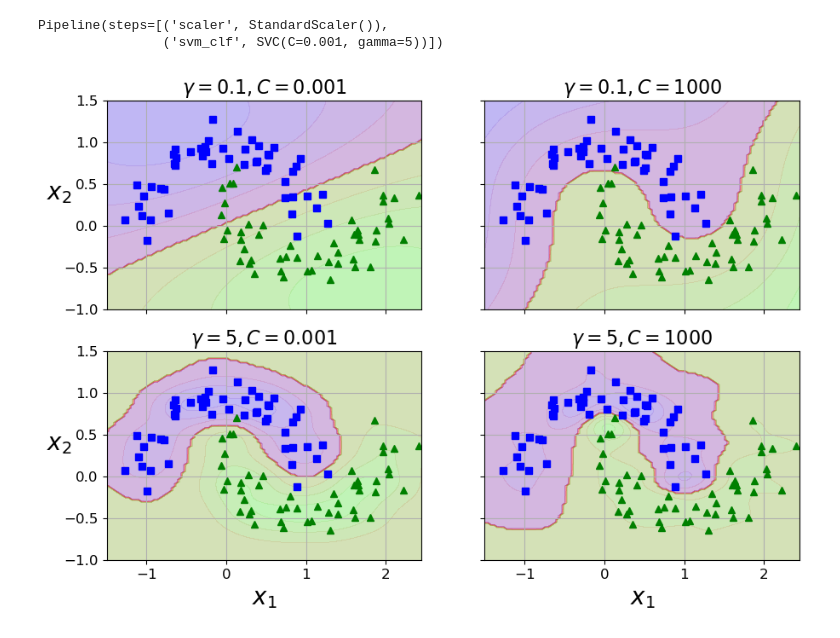
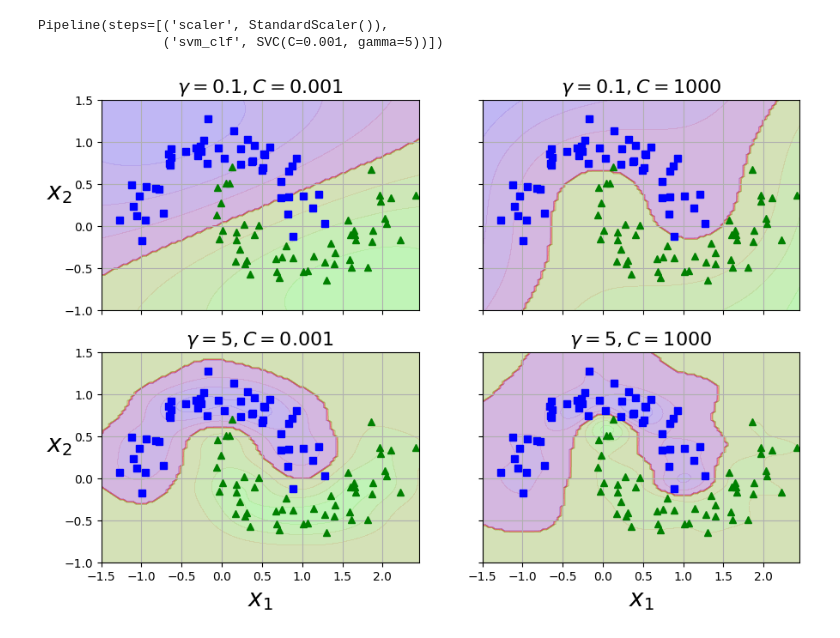
Before and after one commit to MantraMune/UdeSA25, a Jupyter notebook: IFT603/TP3 - Support Vector Machine/TP3-SVMF.ipynb, the cells around one changed output. Saved outputs shown, nothing was run; the diff lists cells and outputs as text; code cells hidden in the pictures.

```diff
--- a/IFT603/TP3 - Support Vector Machine/TP3-SVMF.ipynb
+++ b/IFT603/TP3 - Support Vector Machine/TP3-SVMF.ipynb
@@ -226,7 +228,7 @@ polynomial_svm_clf = Pipeline([
 ("svm_clf", LinearSVC(C=10, loss="hinge"))
 ])
 
-.....................
+polynomial_svm_clf.fit(X, y)
 # %% [output]
 Pipeline(steps=[('poly_features', PolynomialFeatures(degree=3)),
                 ('scaler', StandardScaler()),
@@ -262,18 +264,18 @@ from sklearn.svm import SVC
 
 poly_kernel_svm_clf = Pipeline([
         ("scaler", StandardScaler()),
-        ("svm_clf", SVC(kernel=..., degree=3, coef0=1, C=5))
+        ("svm_clf", SVC(kernel="poly", degree=3, coef0=1, C=5))
     ])
-...........................
+poly_kernel_svm_clf.fit(X, y)
 # %% [output]
 Pipeline(steps=[('scaler', StandardScaler()),
                 ('svm_clf', SVC(C=5, coef0=1, kernel='poly'))])
 # %%
 poly100_kernel_svm_clf = Pipeline([
         ("scaler", StandardScaler()),
-        ("svm_clf", SVC(kernel=..., degree=10, coef0=100, C=5))
+        ("svm_clf", SVC(kernel="poly", degree=10, coef0=100, C=5))
     ])
-..............................
+poly100_kernel_svm_clf.fit(X, y)
 # %% [output]
 Pipeline(steps=[('scaler', StandardScaler()),
                 ('svm_clf', SVC(C=5, coef0=100, degree=10, kernel='poly'))])
@@ -303,40 +305,40 @@ Appliquer la classification SVM avec le noyau RBF gaussien.
 # %%
 rbf_kernel_svm_clf = Pipeline([
         ("scaler", StandardScaler()),
-        ("svm_clf", SVC(kernel=..., gamma=5, C=0.001))
+        ("svm_clf", SVC(kernel="rbf", gamma=5, C=0.001))
     ])
-.................................
+rbf_kernel_svm_clf.fit(X, y)
 # %% [output]
 Pipeline(steps=[('scaler', StandardScaler()),
                 ('svm_clf', SVC(C=0.001, gamma=5))])
 # %%
 from sklearn.svm import SVC
 
 gamma1, gamma2 = 0.1, 5
 C1, C2 = 0.001, 1000
 hyperparams = (gamma1, C1), (gamma1, C2), (gamma2, C1), (gamma2, C2)
 
 svm_clfs = []
 for gamma, C in hyperparams:
     rbf_kernel_svm_clf = Pipeline([
             ("scaler", StandardScaler()),
             ("svm_clf", SVC(kernel="rbf", gamma=gamma, C=C))
         ])
-    rbf_kernel_svm_clf.fit(..., ...)
+    rbf_kernel_svm_clf.fit(X, y)
     svm_clfs.append(rbf_kernel_svm_clf)
 
 fig, axes = plt.subplots(nrows=2, ncols=2, figsize=(10.5, 7), sharex=True, sharey=True)
 
 for i, svm_clf in enumerate(svm_clfs):
     plt.sca(axes[i // 2, i % 2])
     plot_predictions(svm_clf, [-1.5, 2.45, -1, 1.5])
     plot_dataset(X, y, [-1.5, 2.45, -1, 1.5])
-    ..., ... = hyperparams[i]
-    plt.title(r"$\gamma = {}, C = {}$".format(..., ...), fontsize=16)
+    gamma, C = hyperparams[i]
+    plt.title(r"$\gamma = {}, C = {}$".format(gamma, C), fontsize=16)
     if i in (0, 1):
         plt.xlabel("")
     if i in (1, 3):
         plt.ylabel("")
 plt.show()
 # %% [output]
-[figure, old version]
+[figure, new version]
```
Also changed, not shown: parts of 9 cells of this notebook.
